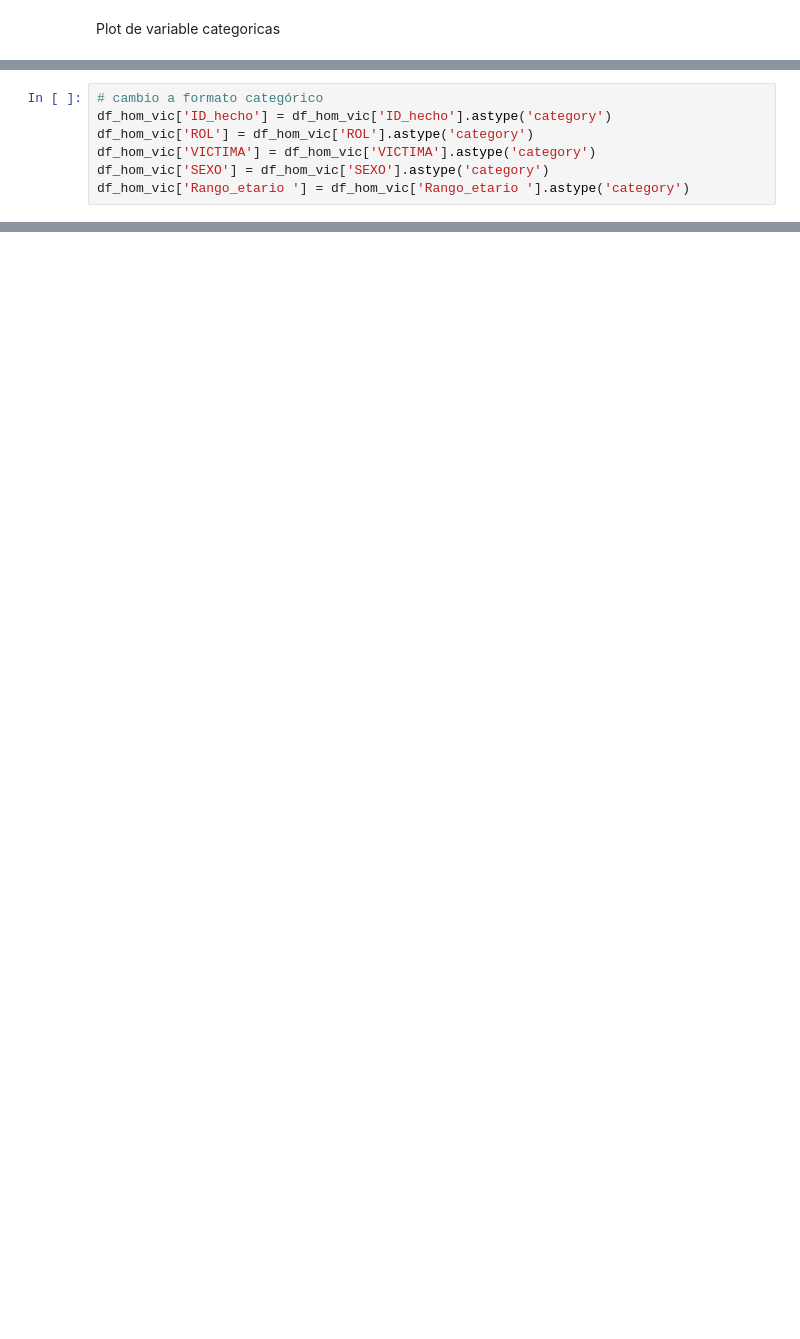
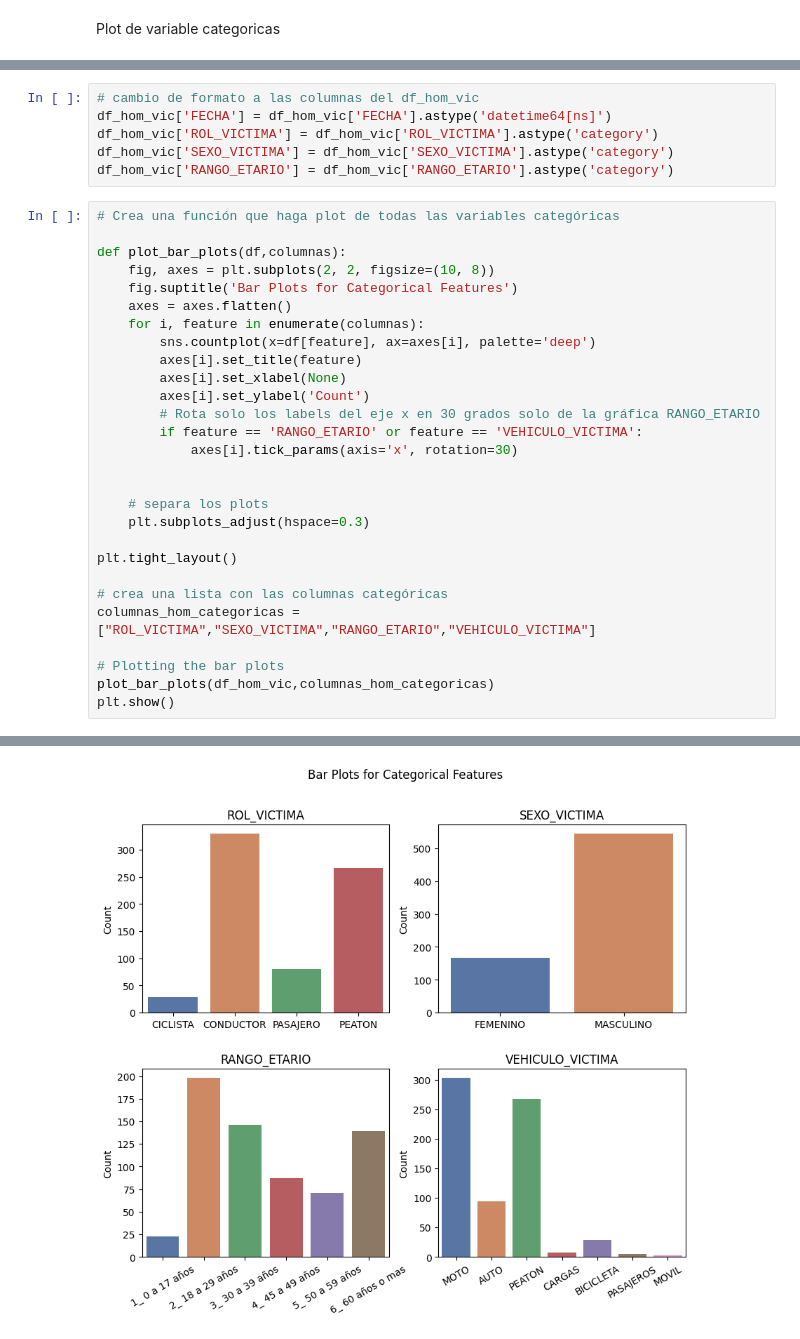
Before and after one commit to OctavioRdz17/Power_BI_Siniestros_Viales, a Jupyter notebook: 02_EDA.ipynb, the cells around one changed output, grey strips where cells are left out. Cells and saved outputs as stored; diff of their text form; blank space fills up the shorter version.

```diff
--- a/02_EDA.ipynb
+++ b/02_EDA.ipynb
@@ -115,7 +90,0 @@ array(['2_ 18 a 29 años', '6_ 60 años o mas', '3_ 30 a 39 años',
-# %%
-# cambio a formato categórico
-df_hom_vic['ID_hecho'] = df_hom_vic['ID_hecho'].astype('category')
-df_hom_vic['ROL'] = df_hom_vic['ROL'].astype('category')
-df_hom_vic['VICTIMA'] = df_hom_vic['VICTIMA'].astype('category')
-df_hom_vic['SEXO'] = df_hom_vic['SEXO'].astype('category')
-df_hom_vic['Rango_etario '] = df_hom_vic['Rango_etario '].astype('category')
@@ -121,0 +151,35 @@ df_hom_vic['Rango_etario '] = df_hom_vic['Rango_etario '].astype('category')
+# %%
+# cambio de formato a las columnas del df_hom_vic
+df_hom_vic['FECHA'] = df_hom_vic['FECHA'].astype('datetime64[ns]')
+df_hom_vic['ROL_VICTIMA'] = df_hom_vic['ROL_VICTIMA'].astype('category')
+df_hom_vic['SEXO_VICTIMA'] = df_hom_vic['SEXO_VICTIMA'].astype('category')
+df_hom_vic['RANGO_ETARIO'] = df_hom_vic['RANGO_ETARIO'].astype('category')
+# %%
+# Crea una función que haga plot de todas las variables categóricas
+
+def plot_bar_plots(df,columnas):
+    fig, axes = plt.subplots(2, 2, figsize=(10, 8))
+    fig.suptitle('Bar Plots for Categorical Features')
+    axes = axes.flatten()
+    for i, feature in enumerate(columnas):
+        sns.countplot(x=df[feature], ax=axes[i], palette='deep')
+        axes[i].set_title(feature)
+        axes[i].set_xlabel(None)
+        axes[i].set_ylabel('Count')
+        # Rota solo los labels del eje x en 30 grados solo de la gráfica RANGO_ETARIO
+        if feature == 'RANGO_ETARIO' or feature == 'VEHICULO_VICTIMA':
+            axes[i].tick_params(axis='x', rotation=30)
+
+
+    # separa los plots
+    plt.subplots_adjust(hspace=0.3)
+
+plt.tight_layout()
+
+# crea una lista con las columnas categóricas
+columnas_hom_categoricas = ["ROL_VICTIMA","SEXO_VICTIMA","RANGO_ETARIO","VEHICULO_VICTIMA"]
+
+# Plotting the bar plots
+plot_bar_plots(df_hom_vic,columnas_hom_categoricas)
+plt.show()
+# %% [output]
@@ -121,0 +187 @@ df_hom_vic['Rango_etario '] = df_hom_vic['Rango_etario '].astype('category')
+[figure, added]
```
Also changed, not shown: parts of 23 cells of this notebook, 6 other files.
